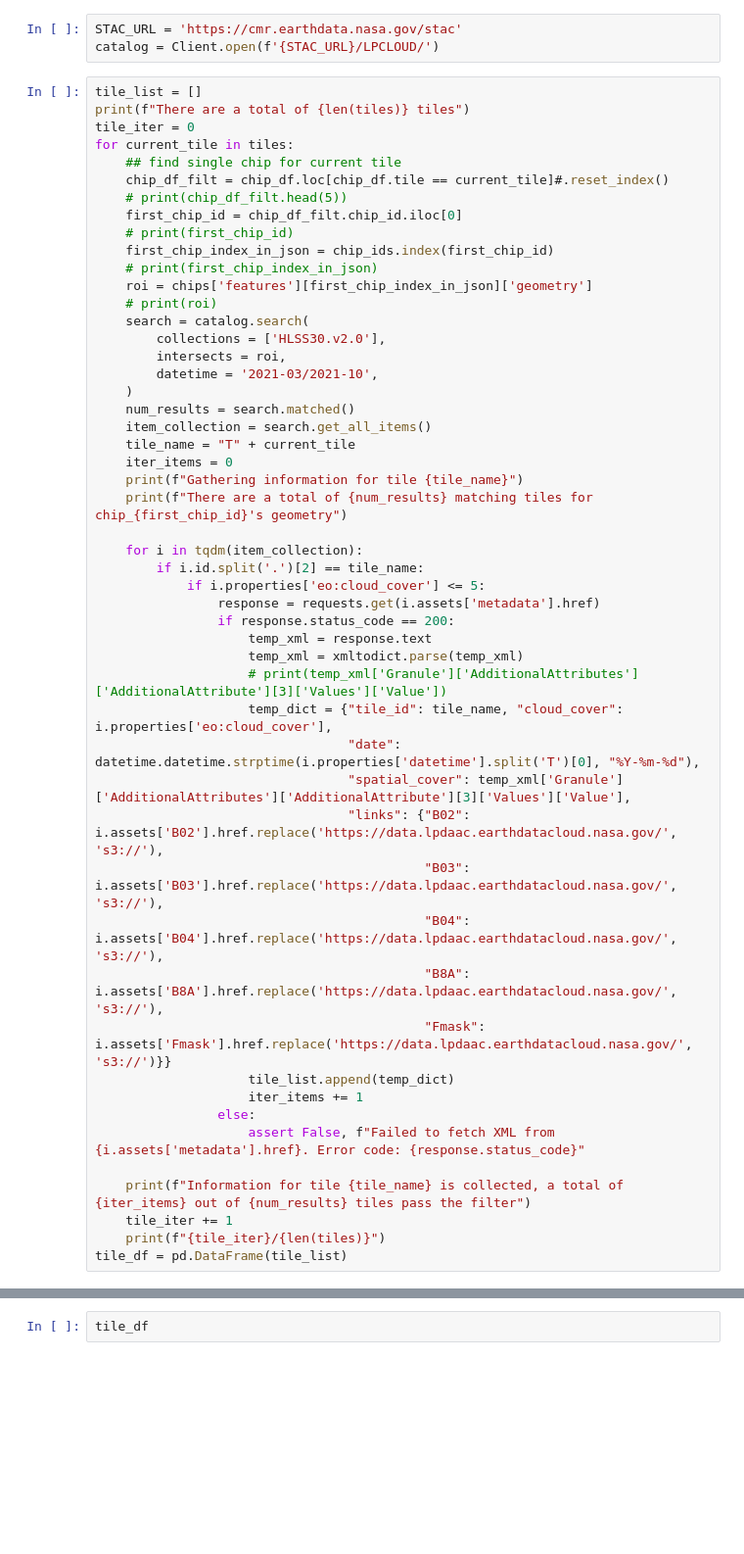
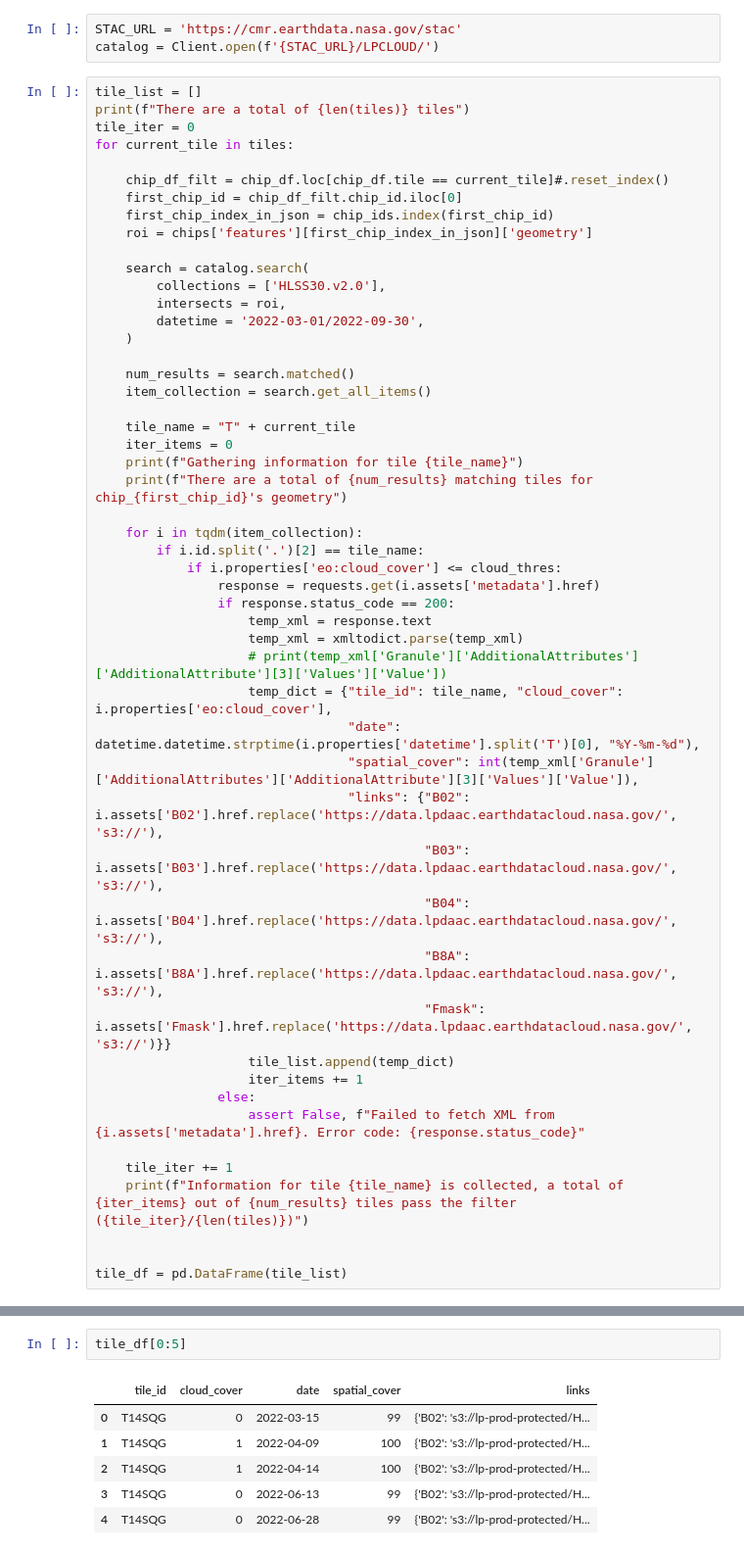
Before and after one commit to ClarkCGA/cloud-gap-filling-td, a Jupyter notebook: HLSTest/HLSV2.ipynb, the cells around one changed output, grey strips where cells are left out. Shown at 98% size. Drawn from its saved outputs; the diff is of its cells as text; blank space fills up the shorter version.

```diff
--- a/HLSTest/HLSV2.ipynb
+++ b/HLSTest/HLSV2.ipynb
@@ -160,22 +158,21 @@ tile_list = []
 print(f"There are a total of {len(tiles)} tiles")
 tile_iter = 0
 for current_tile in tiles:
-    ## find single chip for current tile
+
     chip_df_filt = chip_df.loc[chip_df.tile == current_tile]#.reset_index()
-    # print(chip_df_filt.head(5))
     first_chip_id = chip_df_filt.chip_id.iloc[0]
-    # print(first_chip_id)
     first_chip_index_in_json = chip_ids.index(first_chip_id)
-    # print(first_chip_index_in_json)
     roi = chips['features'][first_chip_index_in_json]['geometry']
-    # print(roi)
+
     search = catalog.search(
         collections = ['HLSS30.v2.0'],
         intersects = roi,
-        datetime = '2021-03/2021-10',
+        datetime = '2022-03-01/2022-09-30',
     )
+
     num_results = search.matched()
     item_collection = search.get_all_items()
+
     tile_name = "T" + current_tile
     iter_items = 0
     print(f"Gathering information for tile {tile_name}")
@@ -183,7 +180,7 @@ for current_tile in tiles:
 
     for i in tqdm(item_collection):
         if i.id.split('.')[2] == tile_name:
-            if i.properties['eo:cloud_cover'] <= 5:
+            if i.properties['eo:cloud_cover'] <= cloud_thres:
                 response = requests.get(i.assets['metadata'].href)
                 if response.status_code == 200:
                     temp_xml = response.text
@@ -191,7 +188,7 @@ for current_tile in tiles:
                     # print(temp_xml['Granule']['AdditionalAttributes']['AdditionalAttribute'][3]['Values']['Value'])
                     temp_dict = {"tile_id": tile_name, "cloud_cover": i.properties['eo:cloud_cover'],
                                  "date": datetime.datetime.strptime(i.properties['datetime'].split('T')[0], "%Y-%m-%d"),
-                                 "spatial_cover": temp_xml['Granule']['AdditionalAttributes']['AdditionalAttribute'][3]['Values']['Value'],
+                                 "spatial_cover": int(temp_xml['Granule']['AdditionalAttributes']['AdditionalAttribute'][3]['Values']['Value']),
                                  "links": {"B02": i.assets['B02'].href.replace('https://data.lpdaac.earthdatacloud.nasa.gov/', 's3://'),
                                            "B03": i.assets['B03'].href.replace('https://data.lpdaac.earthdatacloud.nasa.gov/', 's3://'),
                                            "B04": i.assets['B04'].href.replace('https://data.lpdaac.earthdatacloud.nasa.gov/', 's3://'),
@@ -202,7 +199,8 @@ for current_tile in tiles:
                 else:
                     assert False, f"Failed to fetch XML from {i.assets['metadata'].href}. Error code: {response.status_code}"
 
-    print(f"Information for tile {tile_name} is collected, a total of {iter_items} out of {num_results} tiles pass the filter")
     tile_iter += 1
-    print(f"{tile_iter}/{len(tiles)}")
+    print(f"Information for tile {tile_name} is collected, a total of {iter_items} out of {num_results} tiles pass the filter ({tile_iter}/{len(tiles)})")
+
+
 tile_df = pd.DataFrame(tile_list)
@@ -209,2 +245,9 @@ tile_df = pd.DataFrame(tile_list)
 # %%
-tile_df
+tile_df[0:5]
+# %% [output]
+|  | tile_id | cloud_cover | date | spatial_cover | links |
+| 0 | T14SQG | 0 | 2022-03-15 | 99 | {'B02': 's3://lp-prod-protected/H... |
+| 1 | T14SQG | 1 | 2022-04-09 | 100 | {'B02': 's3://lp-prod-protected/H... |
+| 2 | T14SQG | 1 | 2022-04-14 | 100 | {'B02': 's3://lp-prod-protected/H... |
+| 3 | T14SQG | 0 | 2022-06-13 | 99 | {'B02': 's3://lp-prod-protected/H... |
+| 4 | T14SQG | 0 | 2022-06-28 | 99 | {'B02': 's3://lp-prod-protected/H... |
```
Also changed, not shown: parts of 12 cells of this notebook.
